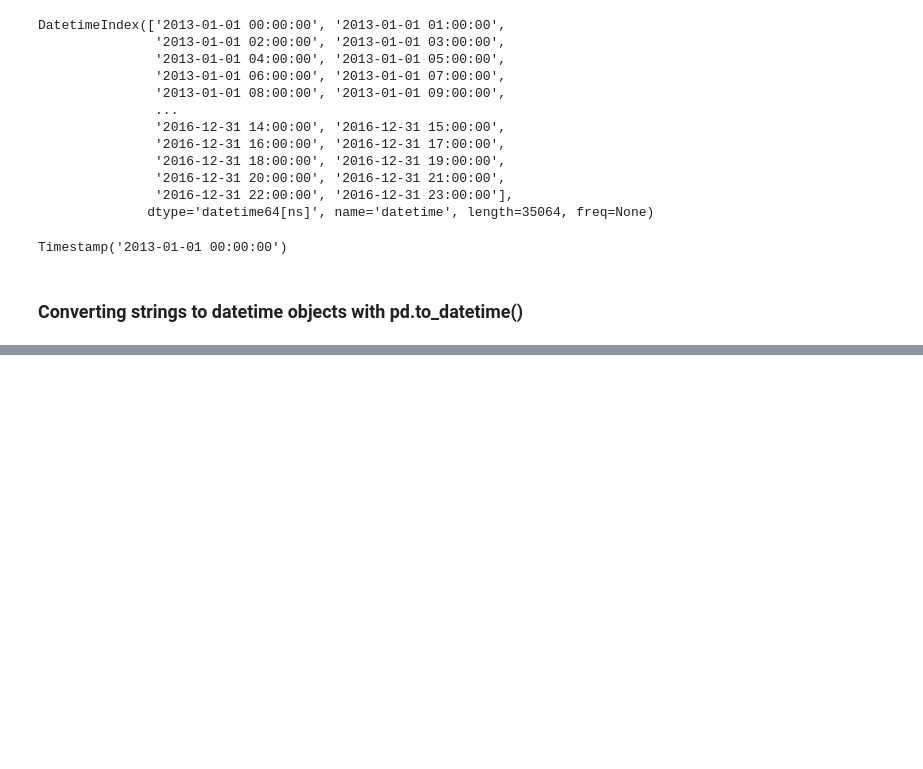
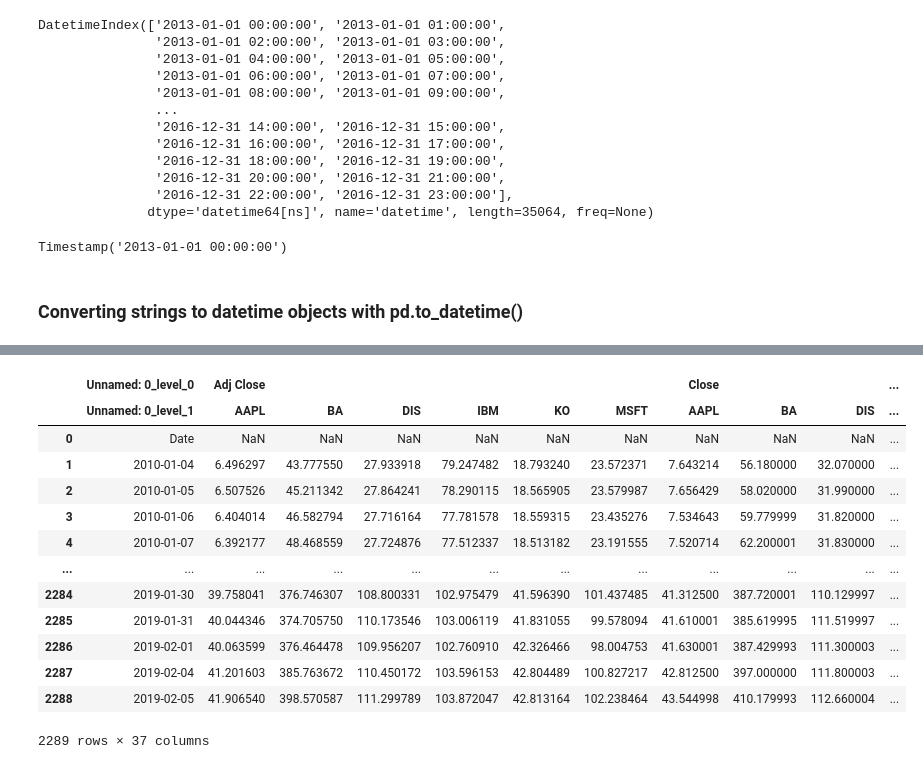
Before and after one commit to PrzemyslawLagosz/python, a Jupyter notebook: UDEMY/PANDAS/Course_Materials_Part4/Video_Lecture_NBs/NB_17_TImeSeries_mine.ipynb, the cells around one changed output, grey strips where cells are left out. Cells and saved outputs as stored; diff of their text form; code cells hidden in the pictures; blank space fills up the shorter version.

```diff
--- a/UDEMY/PANDAS/Course_Materials_Part4/Video_Lecture_NBs/NB_17_TImeSeries_mine.ipynb
+++ b/UDEMY/PANDAS/Course_Materials_Part4/Video_Lecture_NBs/NB_17_TImeSeries_mine.ipynb
@@ -54,0 +592,17 @@ temp = pd.re
+# %%
+pd.read_csv("stocks.csv", header= [0,1]) # Teraz nie wczytało kolumny z datami jako indexy
+# %% [output]
+|  | Unnamed: 0_level_0 | Adj Close |  |  |  |  |  | Close |  |  | ... |
+|  | Unnamed: 0_level_1 | AAPL | BA | DIS | IBM | KO | MSFT | AAPL | BA | DIS | ... |
+| 0 | Date | NaN | NaN | NaN | NaN | NaN | NaN | NaN | NaN | NaN | ... |
+| 1 | 2010-01-04 | 6.496297 | 43.777550 | 27.933918 | 79.247482 | 18.793240 | 23.572371 | 7.643214 | 56.180000 | 32.070000 | ... |
+| 2 | 2010-01-05 | 6.507526 | 45.211342 | 27.864241 | 78.290115 | 18.565905 | 23.579987 | 7.656429 | 58.020000 | 31.990000 | ... |
+| 3 | 2010-01-06 | 6.404014 | 46.582794 | 27.716164 | 77.781578 | 18.559315 | 23.435276 | 7.534643 | 59.779999 | 31.820000 | ... |
+| 4 | 2010-01-07 | 6.392177 | 48.468559 | 27.724876 | 77.512337 | 18.513182 | 23.191555 | 7.520714 | 62.200001 | 31.830000 | ... |
+| ... | ... | ... | ... | ... | ... | ... | ... | ... | ... | ... | ... |
+| 2284 | 2019-01-30 | 39.758041 | 376.746307 | 108.800331 | 102.975479 | 41.596390 | 101.437485 | 41.312500 | 387.720001 | 110.129997 | ... |
+| 2285 | 2019-01-31 | 40.044346 | 374.705750 | 110.173546 | 103.006119 | 41.831055 | 99.578094 | 41.610001 | 385.619995 | 111.519997 | ... |
+| 2286 | 2019-02-01 | 40.063599 | 376.464478 | 109.956207 | 102.760910 | 42.326466 | 98.004753 | 41.630001 | 387.429993 | 111.300003 | ... |
+| 2287 | 2019-02-04 | 41.201603 | 385.763672 | 110.450172 | 103.596153 | 42.804489 | 100.827217 | 42.812500 | 397.000000 | 111.800003 | ... |
+| 2288 | 2019-02-05 | 41.906540 | 398.570587 | 111.299789 | 103.872047 | 42.813164 | 102.238464 | 43.544998 | 410.179993 | 112.660004 | ... |
+2289 rows × 37 columns
```
Also changed, not shown: parts of 67 cells of this notebook, 2 other files.
